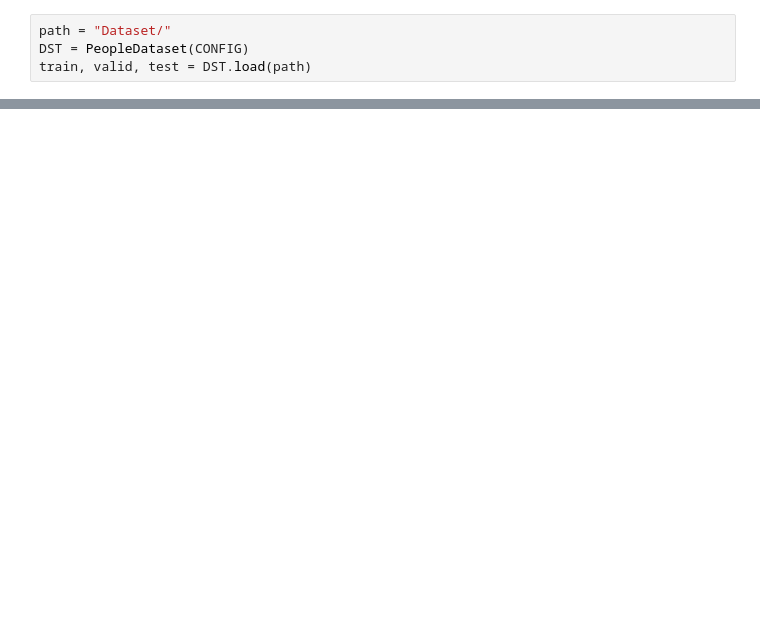
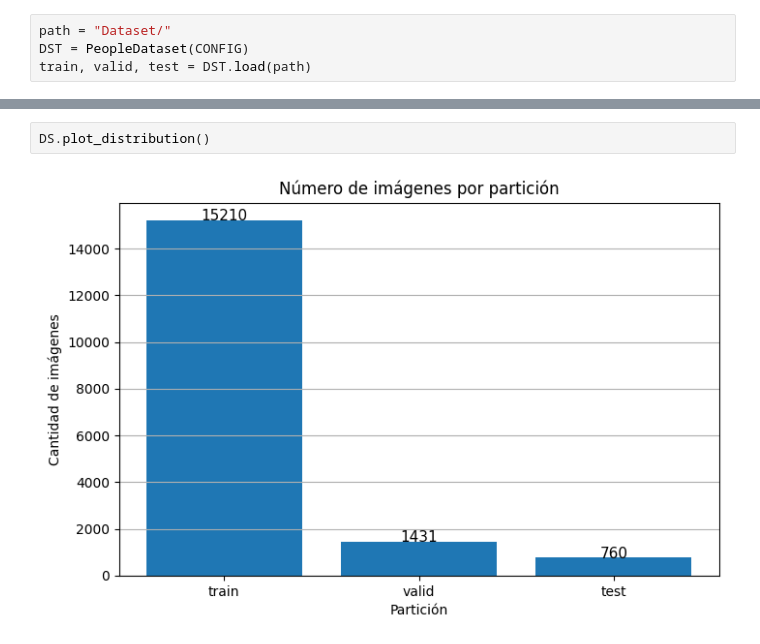
Before and after one commit to Divione-AAA/Ciencia-de-datos, a Jupyter notebook: Conteo de Personas/AED.ipynb, the cells around one changed output, grey strips where cells are left out. Drawn from its saved outputs; the diff is of its cells as text; blank space fills up the shorter version.

```diff
--- a/Conteo de Personas/AED.ipynb
+++ b/Conteo de Personas/AED.ipynb
@@ -60,0 +65,4 @@ TypeError: 'int' object is not iterable
+# %%
+DS.plot_distribution()
+# %% [output]
+[figure, added]
```
Also changed, not shown: parts of 12 cells of this notebook, 7 other files.
